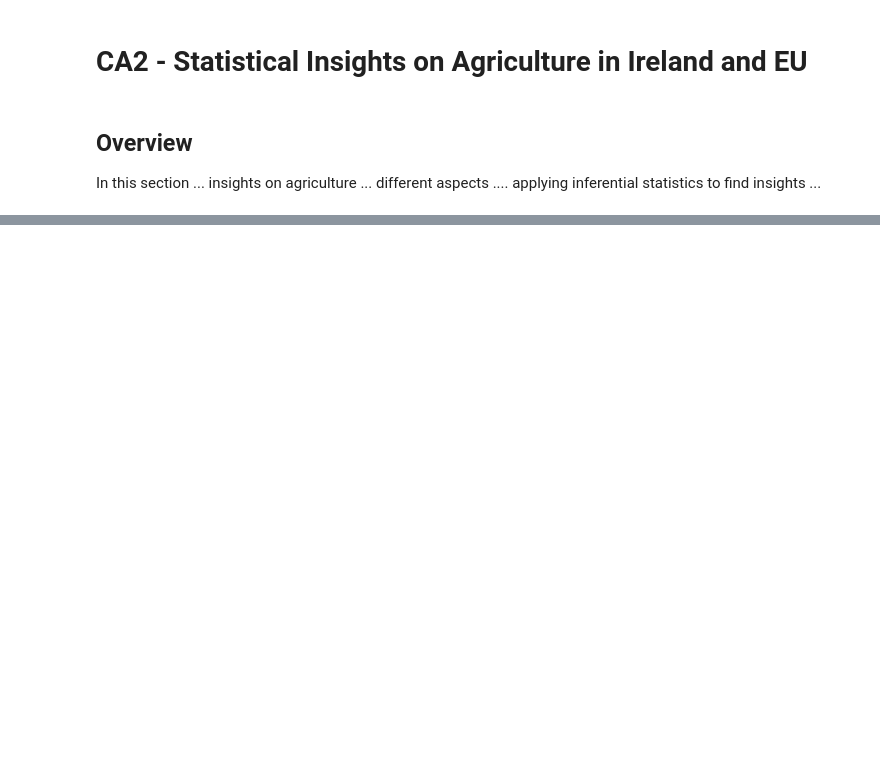
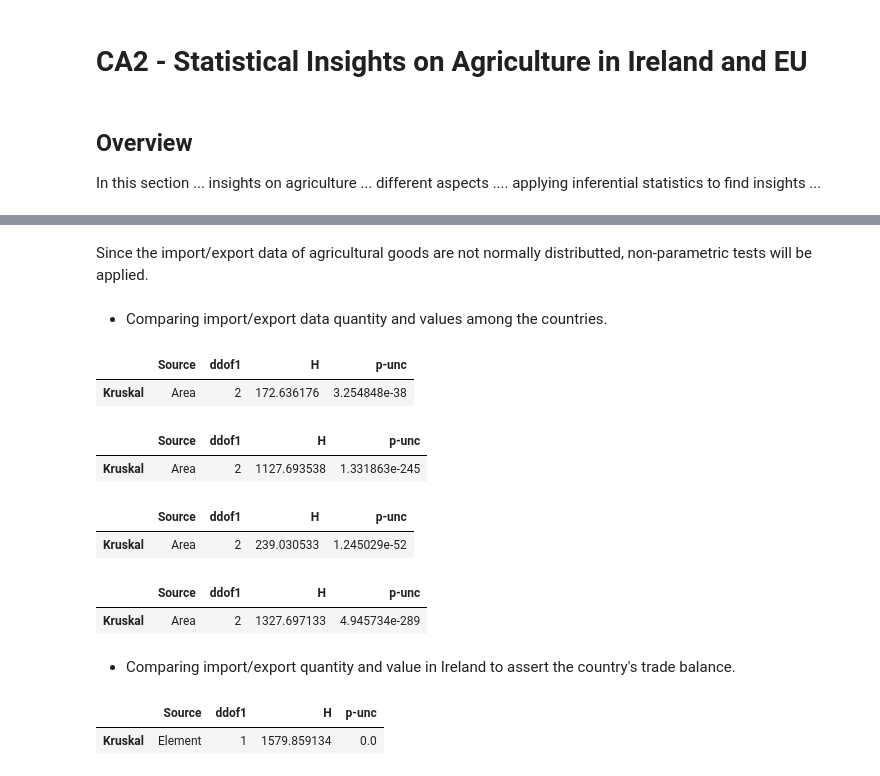
Before and after one commit to CCT-MastersDA/cct-ca2, a Jupyter notebook: jupyter/Statistics.ipynb, the cells around one changed output, grey strips where cells are left out. Drawn from its saved outputs; the diff is of its cells as text; code cells hidden in the pictures; blank space fills up the shorter version.

```diff
--- a/jupyter/Statistics.ipynb
+++ b/jupyter/Statistics.ipynb
@@ -162,0 +303,33 @@ plt.legend(loc=2)
+# %% [markdown]
+Since the import/export data of agricultural goods are not normally distributted, non-parametric tests will be applied.
+# %% [markdown]
+- Comparing import/export data quantity and values among the countries.
+# %%
+#!pip install pingouin
+from pingouin import kruskal
+kruskal(data=im_ex_value_data[im_ex_value_data['Element'] == 'Import Value'], dv='Value', between='Area')
+# %% [output]
+|  | Source | ddof1 | H | p-unc |
+| Kruskal | Area | 2 | 172.636176 | 3.254848e-38 |
+# %%
+kruskal(data=im_ex_value_data[im_ex_value_data['Element'] == 'Export Value'], dv='Value', between='Area')
+# %% [output]
+|  | Source | ddof1 | H | p-unc |
+| Kruskal | Area | 2 | 1127.693538 | 1.331863e-245 |
+# %%
+kruskal(data=im_ex_qtt_data[im_ex_qtt_data['Element'] == 'Import Quantity'], dv='Value', between='Area')
+# %% [output]
+|  | Source | ddof1 | H | p-unc |
+| Kruskal | Area | 2 | 239.030533 | 1.245029e-52 |
+# %%
+kruskal(data=im_ex_qtt_data[im_ex_qtt_data['Element'] == 'Export Quantity'], dv='Value', between='Area')
+# %% [output]
+|  | Source | ddof1 | H | p-unc |
+| Kruskal | Area | 2 | 1327.697133 | 4.945734e-289 |
+# %% [markdown]
+- Comparing import/export quantity and value in Ireland to assert the country's trade balance.
+# %%
+kruskal(data=im_ex_value_data[im_ex_value_data['Area'] == 'Ireland'], dv='Value', between='Element')
+# %% [output]
+|  | Source | ddof1 | H | p-unc |
+| Kruskal | Element | 1 | 1579.859134 | 0.0 |
```
Also changed, not shown: parts of 49 cells of this notebook, 5 other files.
